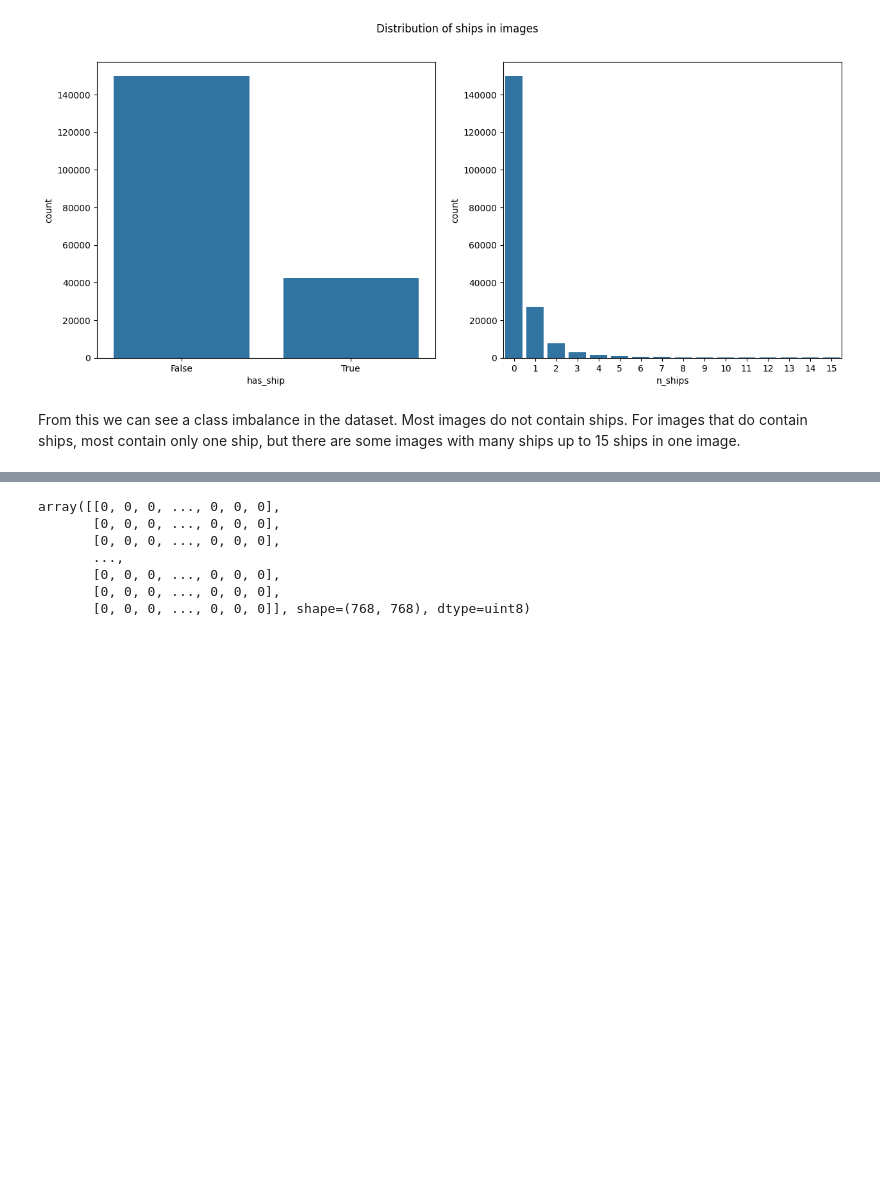
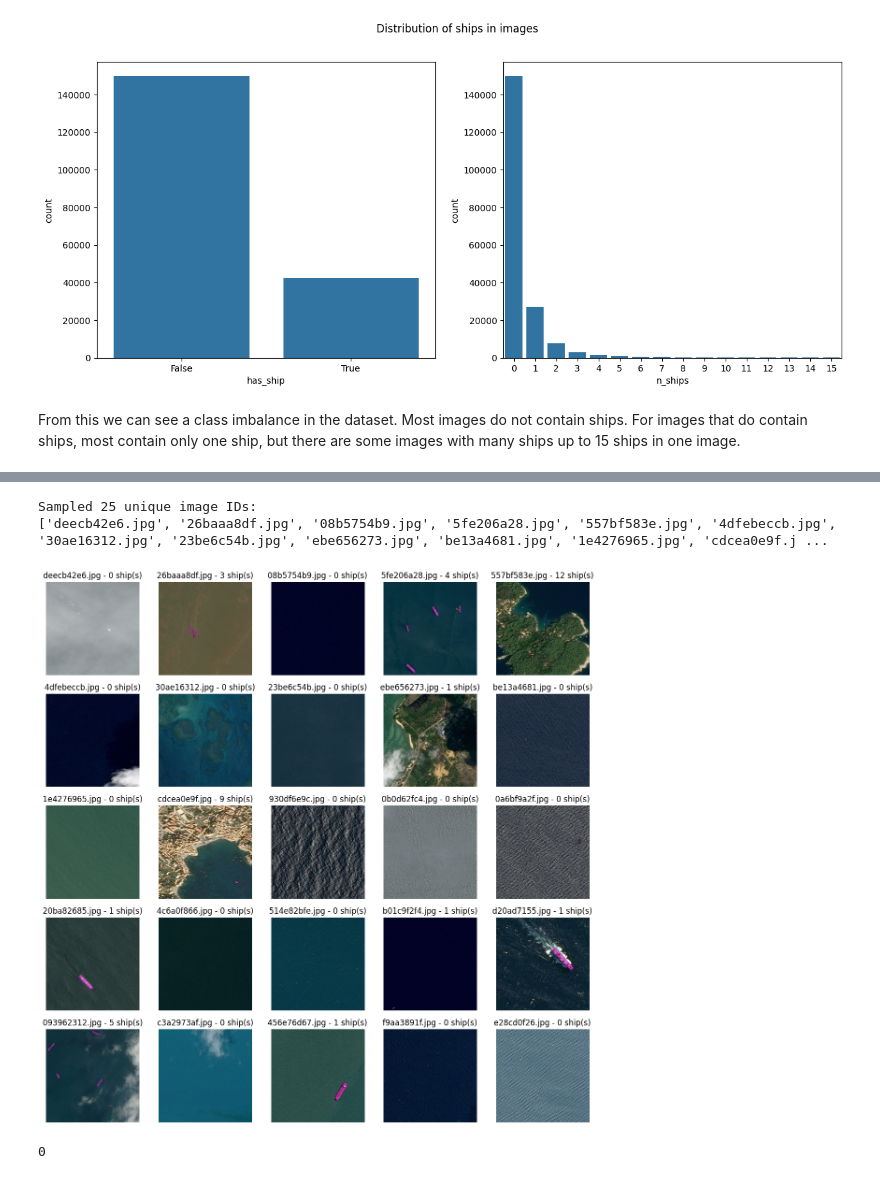
Before and after one commit to daanknoors/airbus-ship-detection, a Jupyter notebook: notebooks/000_explore_data.ipynb, the cells around one changed output, grey strips where cells are left out. Cells and saved outputs as stored; diff of their text form; code cells hidden in the pictures; blank space fills up the shorter version.

```diff
--- a/notebooks/000_explore_data.ipynb
+++ b/notebooks/000_explore_data.ipynb
@@ -104,10 +108,47 @@ encoded_pixels
-# %%
-mask
-# %% [output]
-array([[0, 0, 0, ..., 0, 0, 0],
-       [0, 0, 0, ..., 0, 0, 0],
-       [0, 0, 0, ..., 0, 0, 0],
-       ...,
-       [0, 0, 0, ..., 0, 0, 0],
-       [0, 0, 0, ..., 0, 0, 0],
-       [0, 0, 0, ..., 0, 0, 0]], shape=(768, 768), dtype=uint8)
+# %%
+rows = 5
+cols = 5
+
+# Set the random seed right before sampling for reproducibility
+# This ensures consistent results regardless of previous random operations
+random.seed(42)
+unique_image_ids = df_segments['ImageId'].unique().to_list()
+unique_image_ids.sort()
+sample_image_ids = random.sample(unique_image_ids, k=(rows * cols))
+print(f"Sampled {len(sample_image_ids)} unique image IDs:")
+print(sample_image_ids)
+# %% [output]
+Sampled 25 unique image IDs:
+['deecb42e6.jpg', '26baaa8df.jpg', '08b5754b9.jpg', '5fe206a28.jpg', '557bf583e.jpg', '4dfebeccb.jpg', '30ae16312.jpg', '23be6c54b.jpg', 'ebe656273.jpg', 'be13a4681.jpg', '1e4276965.jpg', 'cdcea0e9f.j ...
+# %%
+fig, axs = plt.subplots(rows, cols, figsize=(15, 15))
+
+for i in range(rows):
+    for j in range(cols):
+        img_idx = i * cols + j
+        img_name = sample_image_ids[img_idx]
+
+        img_path = os.path.join(configs.DIR_DATA_TRAIN_IMG, img_name)
+        img = cv2.imread(img_path)
+        img = cv2.cvtColor(img, cv2.COLOR_BGR2RGB)
+        axs[i, j].imshow(img)
+
+        # overlay all masks for this image if they exist
+        df_segments_img = df_segments.filter(pl.col("ImageId") == img_name)
+        masks_img = df_segments_img.select("EncodedPixels").to_series().to_list()
+        for idx in masks_img:
+            if idx is not None:
+                masks = processing.rle_decode(idx)
+                # Overlay only positive values in masks (mask==1), keep 0s fully transparent, use yellow color
+                axs[i, j].imshow(np.ma.masked_where(masks == 0, masks), alpha=0.4, cmap='spring')
+
+        n_ships = df_segments_img['n_ships'][0]
+        axs[i, j].axis('off')
+
+        axs[i, j].set_title(f"{img_name} - {n_ships} ship(s)")
+# %% [output]
+[figure, added]
+# %%
+df_segments_img['n_ships'][0]
+# %% [output]
+0
```
Also changed, not shown: parts of 5 cells of this notebook, 14 other files.
